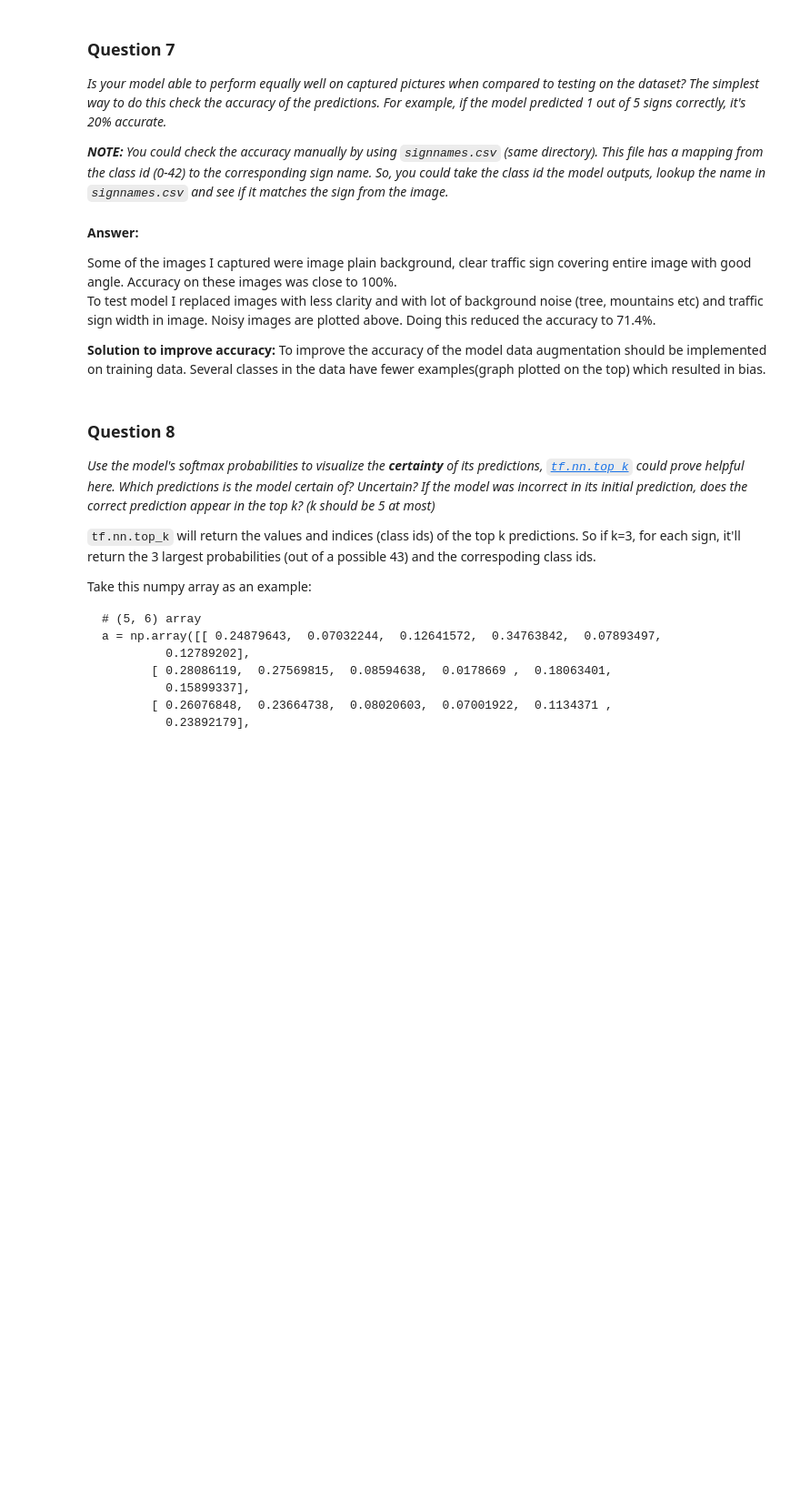
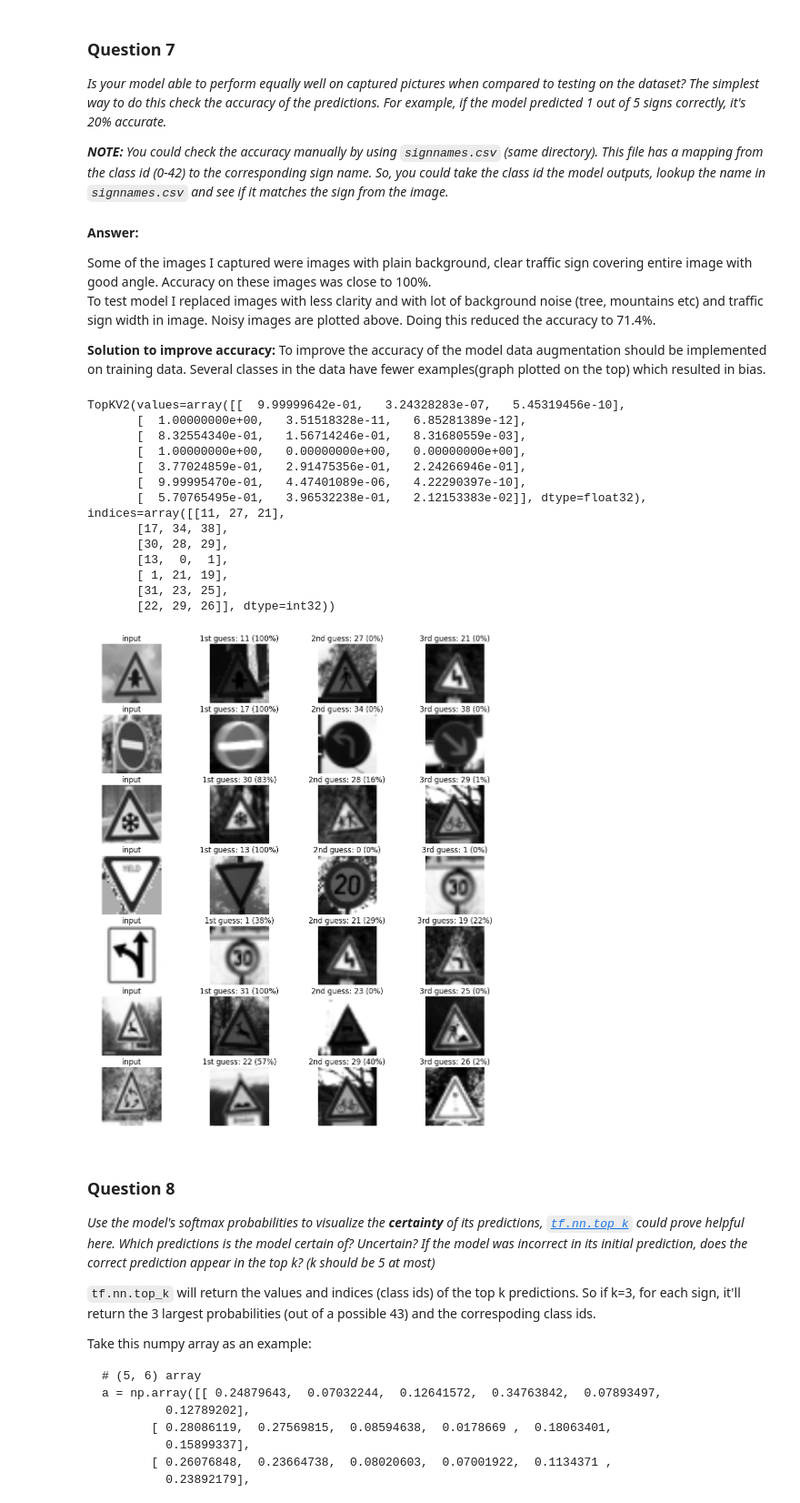
Before and after one commit to khaleelp/SelfDrivingCar, a Jupyter notebook: UdacityAssignments/CarND-Traffic-Sign-Classifier-Project/Traffic_Sign_Classifier.ipynb, the cells around one changed output. Shown: that part at 91% size. Drawn from its saved outputs; the diff is of its cells as text; code cells hidden in the pictures; blank space fills up the shorter version.

Commit message:
Traffic classified final submission

```diff
--- a/UdacityAssignments/CarND-Traffic-Sign-Classifier-Project/Traffic_Sign_Classifier.ipynb
+++ b/UdacityAssignments/CarND-Traffic-Sign-Classifier-Project/Traffic_Sign_Classifier.ipynb
@@ -233,7 +232,7 @@ Following the link given I used Sermanet/LeCun architecture with few modificatio
 # %%
 import tensorflow as tf
 
-EPOCHS = 45
+EPOCHS = 40
 BATCH_SIZE = 128
 
 mu = 0
@@ -458,14 +457,13 @@ axis = axis.ravel()
 
 for index, img in enumerate(glob.glob("./random-downloaded-traffic-signs/rsz*.png")):
     image = cv2.imread(img)
+    axis[index].imshow(cv2.cvtColor(image, cv2.COLOR_BGR2RGB))
     plt.axis("off")
-    axis[index].imshow(cv2.cvtColor(image, cv2.COLOR_BGR2RGB))
-    cv2.GaussianBlur(image, (5, 5), 0)
+    cv2.GaussianBlur(image, (5, 5), 0) #this did not help much
     candidate_images.append(image)
 
 candidate_images = np.asarray(candidate_images)
+candidate_image_normal = candidate_images
 images_gray = np.sum(candidate_images/3, axis=3, keepdims=True)
 candidate_images = (images_gray - 127)/128
-
-print(candidate_images.shape)
 # %% [output]
@@ -512,11 +510,66 @@ _**NOTE:** You could check the accuracy manually by using `signnames.csv` (same
 # %% [markdown]
 **Answer:**
 
-Some of the images I captured were image plain background, clear traffic sign covering entire image with good angle. Accuracy on these images was close to 100%. <br />
+Some of the images I captured were images with plain background, clear traffic sign covering entire image with good angle. Accuracy on these images was close to 100%. <br />
 To test model I replaced images with less clarity and with lot of background noise (tree, mountains etc) and traffic sign width in image. Noisy images are plotted above. Doing this reduced the accuracy to 71.4%.
 
 **Solution to improve accuracy:**
 To improve the accuracy of the model data augmentation should be implemented on training data. Several classes in the data have fewer examples(graph plotted on the top) which resulted in bias.
+# %%
+
+softmax_logits = tf.nn.softmax(logits)
+top_k = tf.nn.top_k(softmax_logits, k=3)
+
+# Get top probabilities and indices for candidate images
+with tf.Session() as sess:
+    sess.run(tf.global_variables_initializer())
+    saver = tf.train.import_meta_graph('./lenet.meta')
+    saver.restore(sess, "./lenet")
+    my_top_k = sess.run(top_k, feed_dict={x: candidate_images, keep_prob: 1.0})
+    print(my_top_k)
+
+    # Plot the images
+    figure, axis = plt.subplots(len(candidate_images),4, figsize=(12, 14))
+    axis = axis.ravel()
+
+    # Model top predictions
+    for i, image in enumerate(candidate_image_normal):
+        axis[4*i].axis('off')
+        axis[4*i].imshow(cv2.cvtColor(image, cv2.COLOR_BGR2RGB))
+
+        axis[4*i].set_title('input')
+        guess1 = my_top_k[1][i][0]
+        index1 = np.argwhere(y_validation == guess1)[0]
+        axis[4*i+1].axis('off')
+        axis[4*i+1].imshow(X_validation[index1].squeeze(), cmap='gray')
+
+        axis[4*i+1].set_title('1st guess: {} ({:.0f}%)'.format(guess1, 100*my_top_k[0][i][0]))
+        guess2 = my_top_k[1][i][1]
+        index2 = np.argwhere(y_validation == guess2)[0]
+        axis[4*i+2].axis('off')
+        axis[4*i+2].imshow(X_validation[index2].squeeze(), cmap='gray')
+
+        axis[4*i+2].set_title('2nd guess: {} ({:.0f}%)'.format(guess2, 100*my_top_k[0][i][1]))
+        guess3 = my_top_k[1][i][2]
+        index3 = np.argwhere(y_validation == guess3)[0]
+        axis[4*i+3].axis('off')
+        axis[4*i+3].imshow(X_validation[index3].squeeze(), cmap='gray')
+        axis[4*i+3].set_title('3rd guess: {} ({:.0f}%)'.format(guess3, 100*my_top_k[0][i][2]))
+# %% [output]
+TopKV2(values=array([[  9.99999642e-01,   3.24328283e-07,   5.45319456e-10],
+       [  1.00000000e+00,   3.51518328e-11,   6.85281389e-12],
+       [  8.32554340e-01,   1.56714246e-01,   8.31680559e-03],
+       [  1.00000000e+00,   0.00000000e+00,   0.00000000e+00],
+       [  3.77024859e-01,   2.91475356e-01,   2.24266946e-01],
+       [  9.99995470e-01,   4.47401089e-06,   4.22290397e-10],
+       [  5.70765495e-01,   3.96532238e-01,   2.12153383e-02]], dtype=float32), indices=array([[11, 27, 21],
+       [17, 34, 38],
+       [30, 28, 29],
+       [13,  0,  1],
+       [ 1, 21, 19],
+       [31, 23, 25],
+       [22, 29, 26]], dtype=int32))
+[figure, added]
 # %% [markdown]
 ### Question 8
 
```
Also changed, not shown: parts of 14 cells of this notebook.
